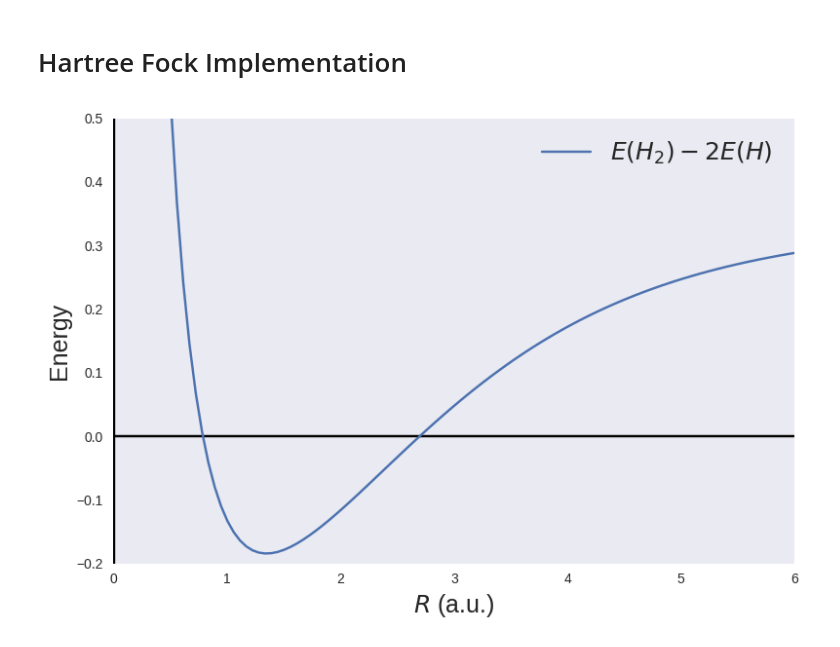
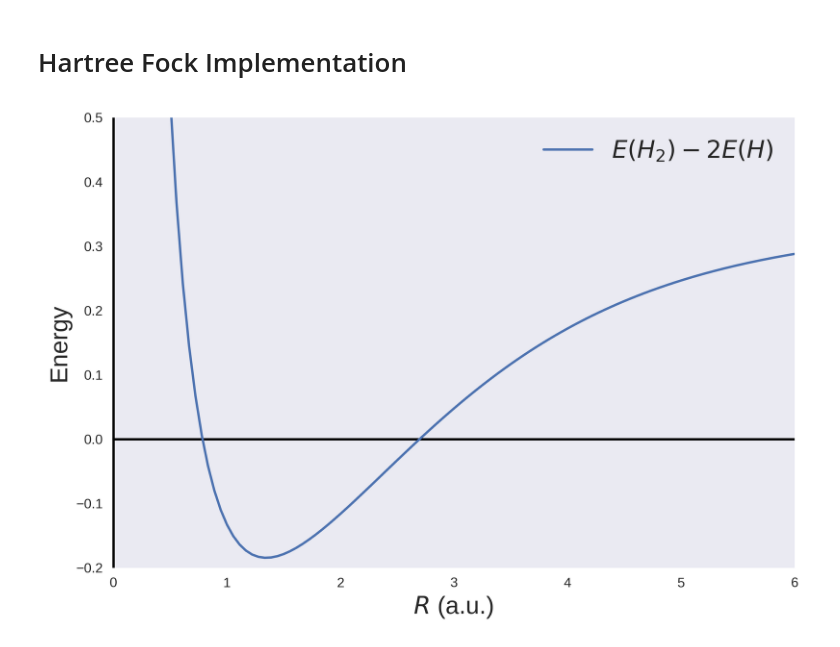
Before and after one commit to samco7/hartree-fock, a Jupyter notebook: hartree_fock.ipynb, the cells around one changed output. Drawn from its saved outputs; the diff is of its cells as text; code cells hidden in the pictures.

Commit message:
updated figures

```diff
--- a/hartree_fock.ipynb
+++ b/hartree_fock.ipynb
@@ -236,18 +236,19 @@ for x in np.linspace(.5, 6, 100):
 # %%
 z = np.zeros(10)
 x = np.linspace(-1, 6, 10)
 y = np.linspace(-.2, .5, 10)
+plt.figure(dpi=400)
 plt.plot(distances, np.array(energy_vals) + 2*(.4666))
 plt.plot(x, z, 'k', zorder=0)
 plt.plot(z, y, 'k')
 plt.xlabel(r'$R$ (a.u.)', fontsize=18)
 plt.ylabel('Energy', fontsize=18)
 plt.legend([r'$E(H_2) - 2E(H)$'], fontsize=18)
 plt.grid(False)
 plt.xlim(-.01, 6)
 plt.ylim(-.2, .5)
 plt.tight_layout()
 plt.savefig('./figures/energy.png')
 plt.show()
 # %% [output]
-[figure, old version]
+[figure, new version]
```
Also changed, not shown: 8 other files.
